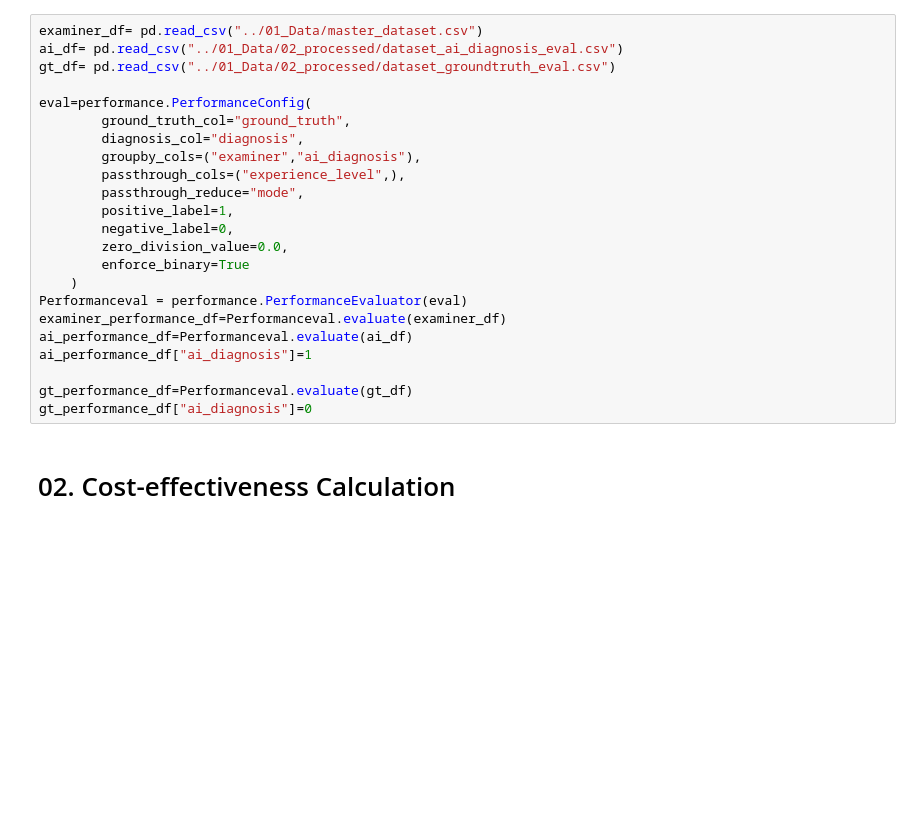
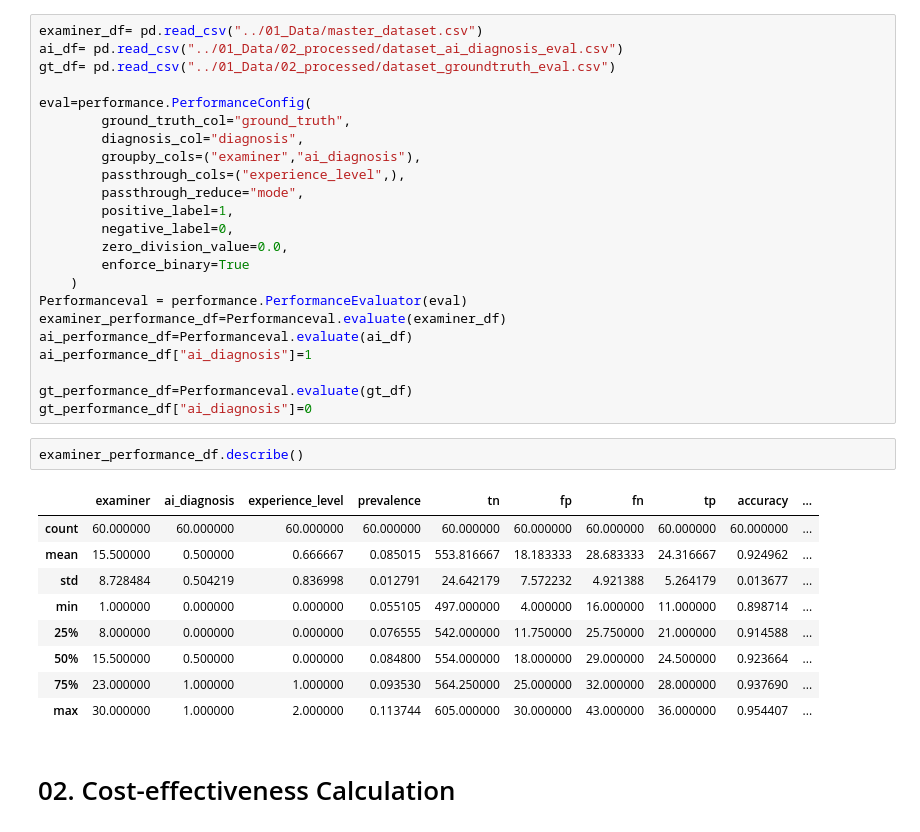
Before and after one commit to EWalter-lab/cea-ai_radiography, a Jupyter notebook: Notebooks/example.ipynb, the cells around one changed output. Drawn from its saved outputs; the diff is of its cells as text; blank space fills up the shorter version.

```diff
--- a/Notebooks/example.ipynb
+++ b/Notebooks/example.ipynb
@@ -35,6 +35,18 @@ ai_performance_df["ai_diagnosis"]=1
 
 gt_performance_df=Performanceval.evaluate(gt_df)
 gt_performance_df["ai_diagnosis"]=0
+# %%
+examiner_performance_df.describe()
+# %% [output]
+|  | examiner | ai_diagnosis | experience_level | prevalence | tn | fp | fn | tp | accuracy | ... |
+| count | 60.000000 | 60.000000 | 60.000000 | 60.000000 | 60.000000 | 60.000000 | 60.000000 | 60.000000 | 60.000000 | ... |
+| mean | 15.500000 | 0.500000 | 0.666667 | 0.085015 | 553.816667 | 18.183333 | 28.683333 | 24.316667 | 0.924962 | ... |
+| std | 8.728484 | 0.504219 | 0.836998 | 0.012791 | 24.642179 | 7.572232 | 4.921388 | 5.264179 | 0.013677 | ... |
+| min | 1.000000 | 0.000000 | 0.000000 | 0.055105 | 497.000000 | 4.000000 | 16.000000 | 11.000000 | 0.898714 | ... |
+| 25% | 8.000000 | 0.000000 | 0.000000 | 0.076555 | 542.000000 | 11.750000 | 25.750000 | 21.000000 | 0.914588 | ... |
+| 50% | 15.500000 | 0.500000 | 0.000000 | 0.084800 | 554.000000 | 18.000000 | 29.000000 | 24.500000 | 0.923664 | ... |
+| 75% | 23.000000 | 1.000000 | 1.000000 | 0.093530 | 564.250000 | 25.000000 | 32.000000 | 28.000000 | 0.937690 | ... |
+| max | 30.000000 | 1.000000 | 2.000000 | 0.113744 | 605.000000 | 30.000000 | 43.000000 | 36.000000 | 0.954407 | ... |
 # %% [markdown]
 # 02. Cost-effectiveness Calculation
 # %%
```
